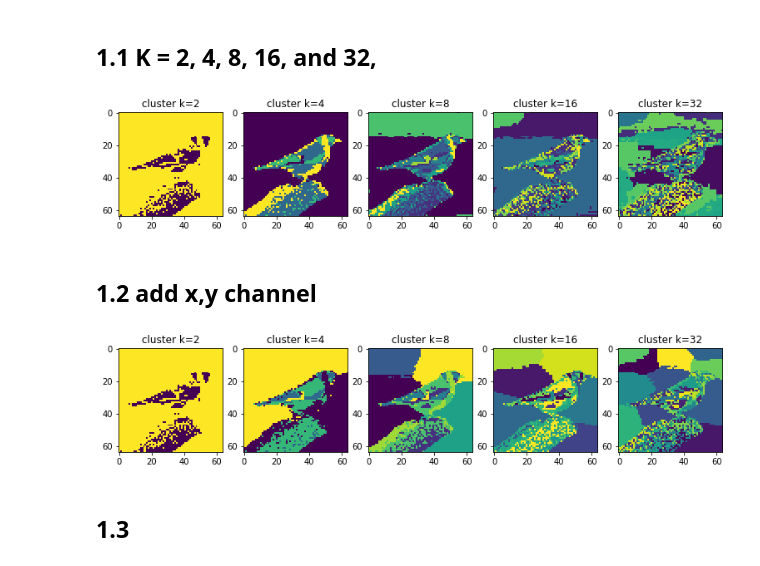
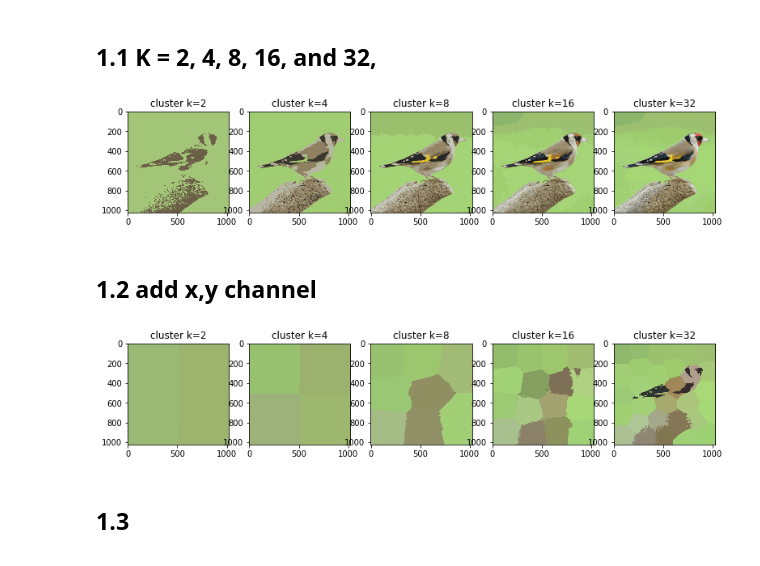
Before and after one commit to wubinary/DLCV2020-FALL, a Jupyter notebook: hw1/test.ipynb, the cells around one changed output. Saved outputs shown, nothing was run; the diff lists cells and outputs as text; code cells hidden in the pictures.

```diff
--- a/hw1/test.ipynb
+++ b/hw1/test.ipynb
@@ -13,18 +13,25 @@ ref: https://medium.com/@a4793706/%E6%A9%9F%E5%99%A8%E5%AD%B8%E7%BF%92-k-means-c
 # %%
 img = cv2.imread("bird.jpg")
 img = cv2.cvtColor(img, cv2.COLOR_BGR2RGB)
-img = cv2.resize(img, (64,64))
+#img = cv2.resize(img, (64,64))
 
 def cluster(img, n_cluster=4):
-    (w,h,c) = img.shape
+    (h,w,c) = img.shape
     arr = img.reshape((w*h,c))
 
     kmeans = KMeans(n_clusters=n_cluster)
     kmeans.fit(arr)
 
     labels = kmeans.predict(arr)
-    labels = labels.reshape((w,h))
-    return labels
+    labels = labels.reshape((h,w))
+    centers = kmeans.cluster_centers_.astype(np.uint8)
+
+    out_img = np.zeros((h,w,3)).astype(np.uint8)
+    for i in range(h):
+        for j in range(w):
+            out_img[i][j] = centers[labels[i][j]][:3]
+
+    return out_img, centers
 # %%
 import matplotlib.pyplot as plt
 %matplotlib inline
@@ -33,15 +40,15 @@ k_candidates = [2,4,8,16,32]
 
 fig = plt.figure(figsize=(13,5))
 for i,k in enumerate(k_candidates):
-    labels = cluster(img,k)
+    out_img, centers = cluster(img,k)
 
     plt.subplot(1, len(k_candidates), i+1)
     plt.title(f"cluster k={k}")
-    plt.imshow(labels)
+    plt.imshow(out_img)
 
 plt.show()
 # %% [output]
-[figure, old version]
+[figure, new version]
 # %% [markdown]
 ## 1.2 add x,y channel
 # %%
@@ -55,20 +62,20 @@ img_xy = add_xy_ch(img)
 # %%
 import matplotlib.pyplot as plt
 %matplotlib inline
 
 k_candidates = [2,4,8,16,32]
 
 fig = plt.figure(figsize=(13,5))
 for i,k in enumerate(k_candidates):
-    labels = cluster(img_xy,k)
+    out_img, centers = cluster(img_xy,k)
 
     plt.subplot(1, len(k_candidates), i+1)
     plt.title(f"cluster k={k}")
-    plt.imshow(labels)
+    plt.imshow(out_img, cmap='gray')
 
 plt.show()
 # %% [output]
-[figure, old version]
+[figure, new version]
 # %% [markdown]
 ## 1.3
 # %% [markdown]
```
Also changed, not shown: parts of 8 cells of this notebook.
